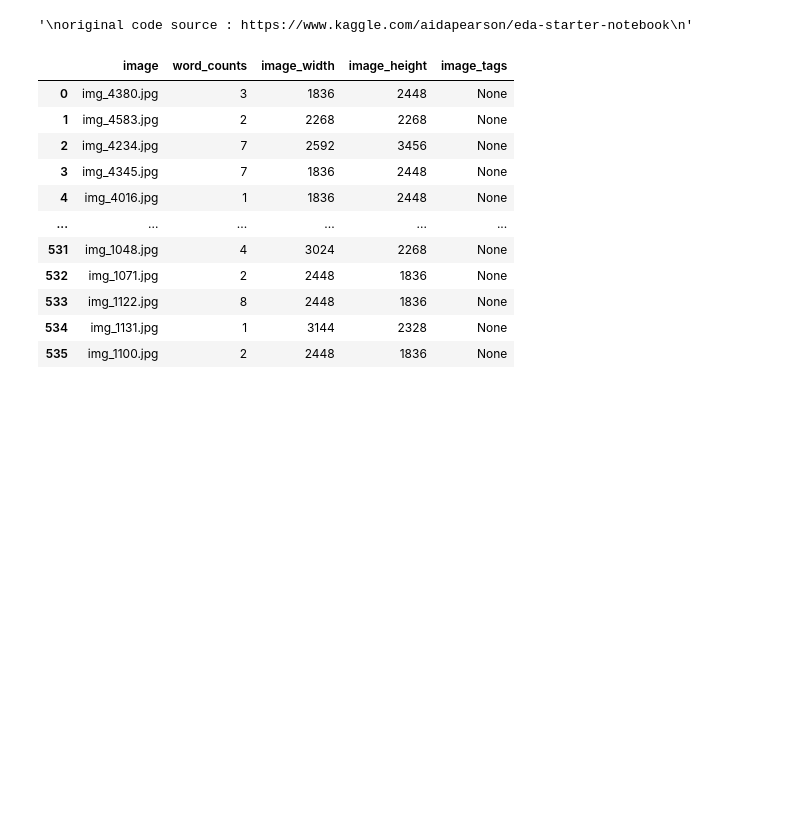
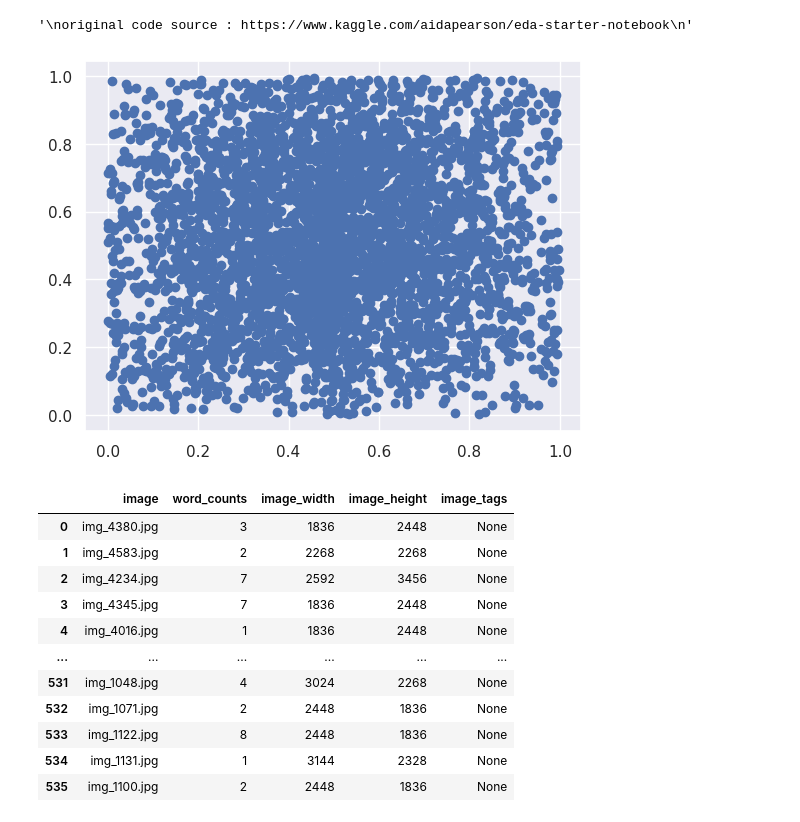
Before and after one commit to boostcampaitech4lv23cv2/level2_dataannotation_cv-level2-cv-11, a Jupyter notebook: notebook/OCR_EDA.ipynb, the cells around one changed output. Drawn from its saved outputs; the diff is of its cells as text; code cells hidden in the pictures; blank space fills up the shorter version.

Commit message:
feat: bbox center location plotting (EDA)

```diff
--- a/notebook/OCR_EDA.ipynb
+++ b/notebook/OCR_EDA.ipynb
@@ -39,7 +40,7 @@ def read_json(filename):
     return ann
 # %%
 # gt file과 raw image file path를 이용해 데이터를 불러온다. 아래 경로는 예시.
-data = read_json("../input/data/ICDAR17_Korean/ufo/train.json")
+data = read_json("/opt/ml/input/data/ICDAR17_Korean/ufo/train.json")
 # %%
 def get_box_size(quads):
     """ 단어 영역의 사각형 좌표가 주어졌을 때 가로, 세로길이를 계산해주는 함수.
@@ -175,6 +176,27 @@ hor_aspect_ratio = [hor_sizes[i][1]/hor_sizes[i][0] for i in range(len(hor_sizes
 ver_aspect_ratio = [ver_sizes[i][1]/ver_sizes[i][0] for i in range(len(ver_sizes))]
 
 image_df = pd.DataFrame.from_dict(df)
+# %%
+# bbox 중심점 분포
+
+def plot_bbox_center():
+    centers_x = []
+    centers_y = []
+    for image_value in data["images"].values():
+        img_h = image_value["img_h"]
+        img_w = image_value["img_w"]
+        for words_value in image_value["words"].values():
+            points = words_value["points"]
+            center_x = (points[0][0]+points[1][0]+points[2][0]+points[3][0]) // 4 / img_w
+            center_y = (points[0][1]+points[1][1]+points[2][1]+points[3][1]) // 4 / img_h
+            centers_x.append(float(center_x))
+            centers_y.append(float(center_y))
+    plt.scatter(centers_x, centers_y)
+    plt.show()
+
+plot_bbox_center()
+# %% [output]
+[figure, added]
 # %%
 image_df['image_tags'] = image_df['image_tags'].apply(lambda x: ','.join(map(str, x)))
 image_df
```
Also changed, not shown: parts of 6 cells of this notebook.
